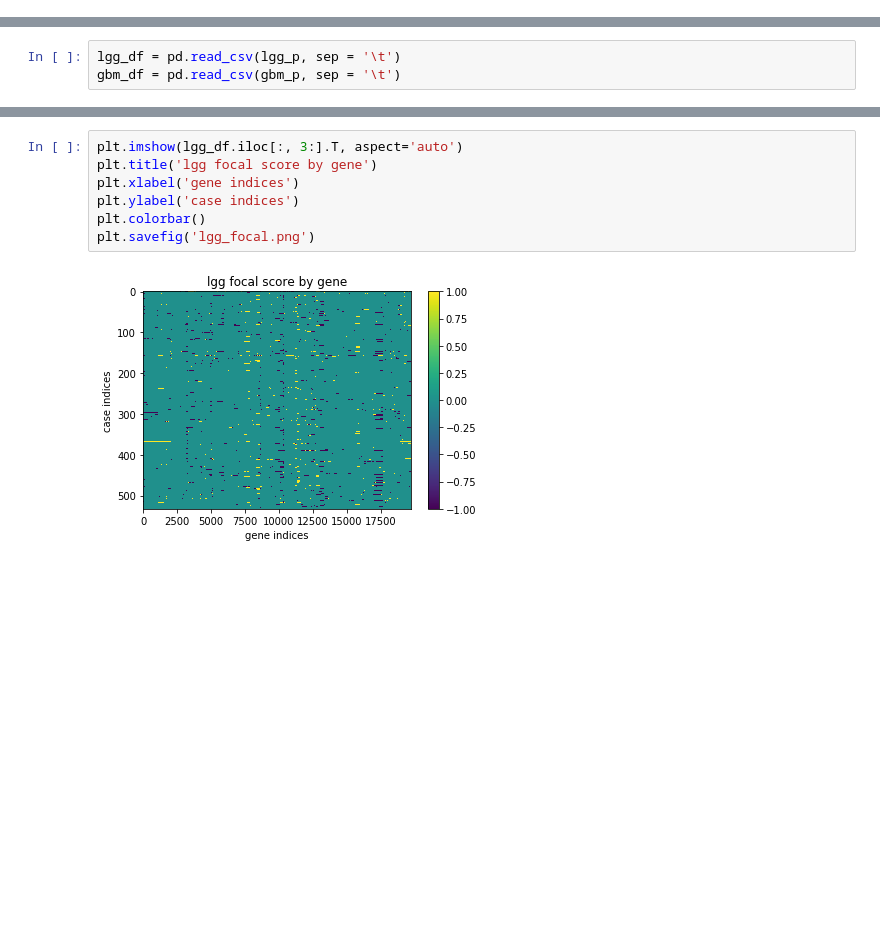
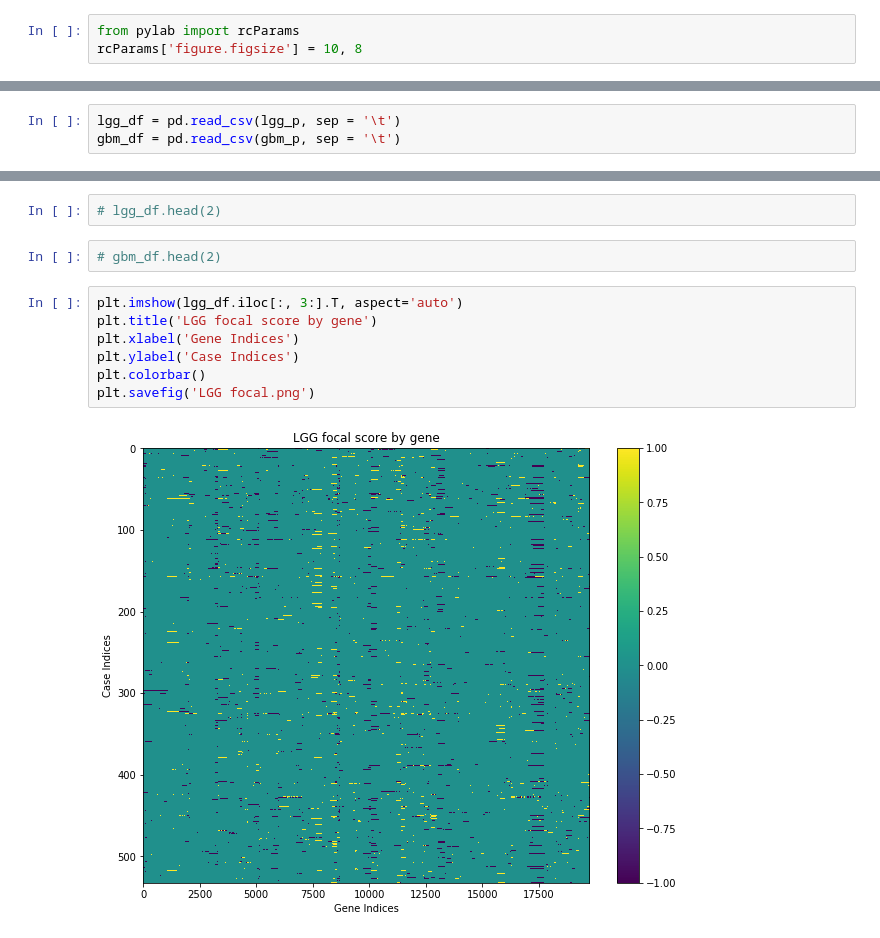
Before and after one commit to Ninada-U/Analyzing-CNVs-between-GBM-and-LGG, a Jupyter notebook: notebooks/viz-focal.ipynb, the cells around one changed output, grey strips where cells are left out. Cells and saved outputs as stored; diff of their text form; blank space fills up the shorter version.

```diff
--- a/notebooks/viz-focal.ipynb
+++ b/notebooks/viz-focal.ipynb
@@ -2,6 +2,9 @@
 import pandas as pd
 import numpy as np
 import matplotlib.pyplot as plt
+# %%
+from pylab import rcParams
+rcParams['figure.figsize'] = 10, 8
 # %%
 lgg_p = 'LGG.focal_score_by_genes.txt'
 gbm_p = 'GBM.focal_score_by_genes.txt'
@@ -43,11 +14,15 @@ gbm_df
+# %%
+# lgg_df.head(2)
+# %%
+# gbm_df.head(2)
 # %%
 plt.imshow(lgg_df.iloc[:, 3:].T, aspect='auto')
-plt.title('lgg focal score by gene')
-plt.xlabel('gene indices')
-plt.ylabel('case indices')
+plt.title('LGG focal score by gene')
+plt.xlabel('Gene Indices')
+plt.ylabel('Case Indices')
 plt.colorbar()
-plt.savefig('lgg_focal.png')
+plt.savefig('LGG focal.png')
 # %% [output]
-[figure, old version]
+[figure, new version]
 # %%
 plt.imshow(gbm_df.iloc[:, 3:].T, aspect='auto')
```
Also changed, not shown: parts of 6 cells of this notebook.
